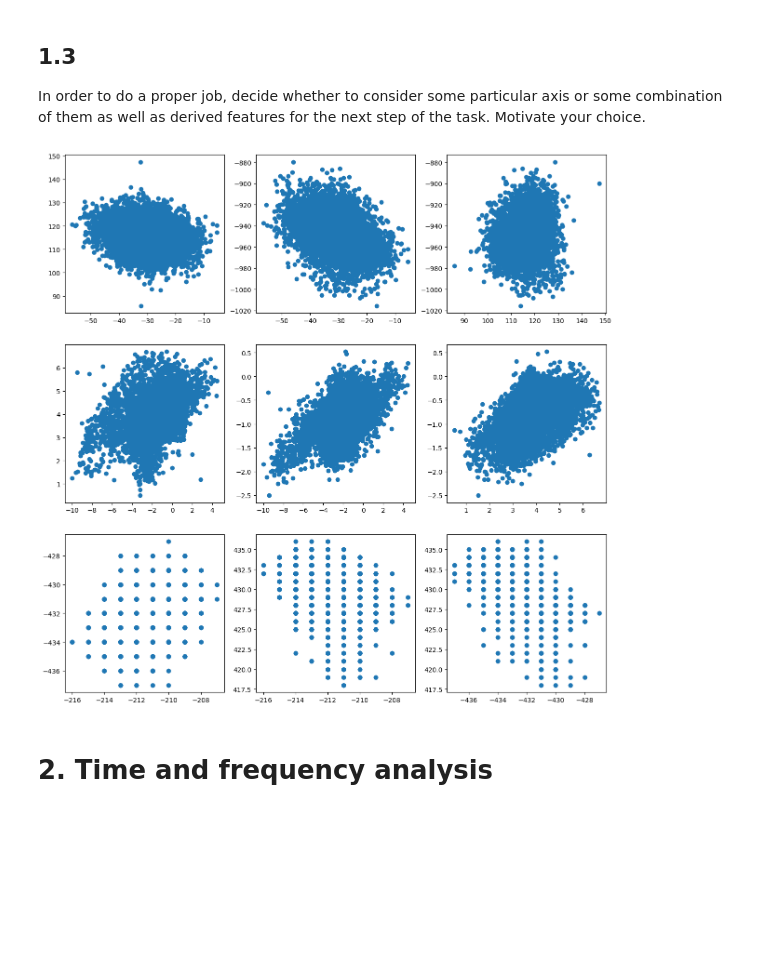
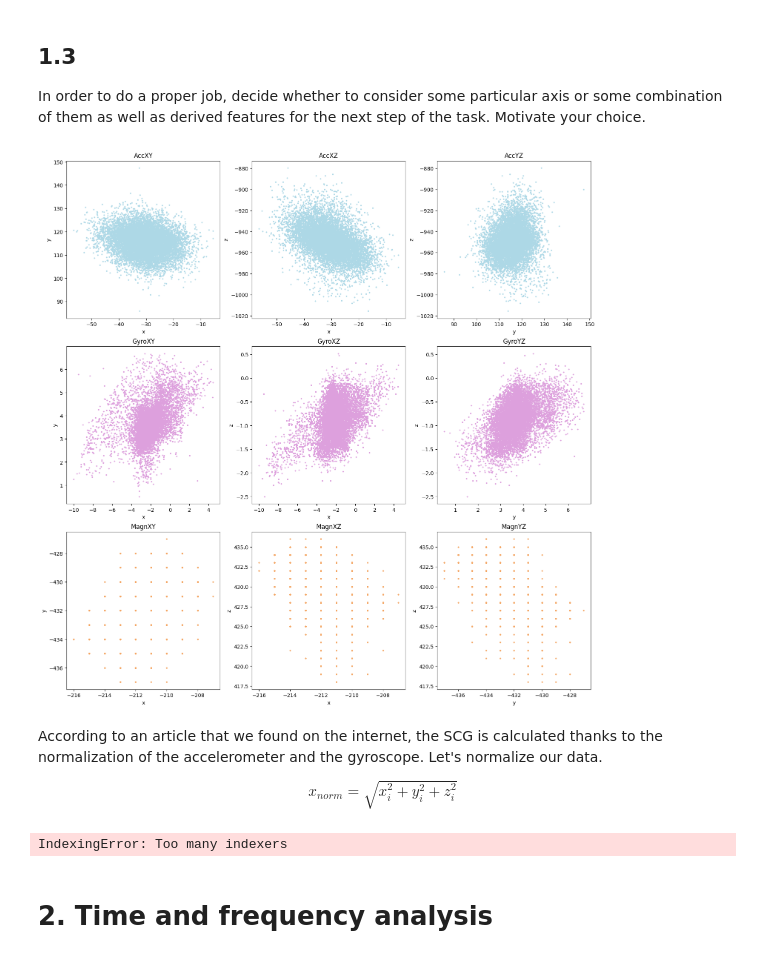
Before and after one commit to anaisbattut/ProjectHEART, a Jupyter notebook: Project.ipynb, the cells around one changed output. Cells and saved outputs as stored; diff of their text form; code cells hidden in the pictures; blank space fills up the shorter version.

```diff
--- a/Project.ipynb
+++ b/Project.ipynb
@@ -297,21 +297,43 @@ In order to do a proper job, decide whether to consider some particular axis or
 # %%
 #First, let's see if there is any correlation between x, y , z of each values
 data_acc = data_r.iloc[:, 1:4]
 data_gyro = data_r.iloc[:, 4:7]
 data_magn = data_r.iloc[:, 7:10]
 
 #Correlation between x, y, z of acceleration
-fig, axs = plt.subplots(3,3, figsize=(15, 15))
-def plot_corr(data_, line):
-    axs[line, 0].scatter(data_.iloc[:,0], data_.iloc[:,1])
-    axs[line, 1].scatter(data_.iloc[:,0], data_.iloc[:,2])
-    axs[line, 2].scatter(data_.iloc[:,1], data_.iloc[:,2])
+fig, axs = plt.subplots(3,3, figsize=(15, 15), constrained_layout = True)
 
-plot_corr(data_acc, 0)
-plot_corr(data_gyro, 1)
-plot_corr(data_magn, 2)
+def plot_corr(data_, line, colors):
+    n = len(data_.columns[0])
+    axs[line, 0].scatter(data_.iloc[:,0], data_.iloc[:,1], c=colors, s=3)
+    axs[line, 0].set_xlabel("x")
+    axs[line, 0].set_ylabel("y")
+    axs[line, 0].set_title(data_.columns[0] + data_.columns[1][n-1])
+    axs[line, 1].scatter(data_.iloc[:,0], data_.iloc[:,2], c=colors, s=3)
+    axs[line, 1].set_xlabel("x")
+    axs[line, 1].set_ylabel("z")
+    axs[line, 1].set_title(data_.columns[0] + data_.columns[2][n-1])
+    axs[line, 2].scatter(data_.iloc[:,1], data_.iloc[:,2], c=colors, s=3)
+    axs[line, 2].set_xlabel("y")
+    axs[line, 2].set_ylabel("z")
+    axs[line, 2].set_title(data_.columns[1] + data_.columns[2][n-1])
+
+plot_corr(data_acc, 0, 'lightblue')
+plot_corr(data_gyro, 1, 'plum')
+plot_corr(data_magn, 2, 'sandybrown')
 # %% [output]
-[figure, old version]
+[figure, new version]
+# %% [markdown]
+According to an article that we found on the internet, the SCG is calculated thanks to the normalization of the accelerometer and the gyroscope. Let's normalize our data.
+
+$$ x_{norm} = {\sqrt{x_i^2 + y_i^2 + z_i^2} } $$
+# %%
+def normalize(data):
+    return(np.sqrt(data.iloc[:, 0]**2 + data.iloc[:, 1]**2 + data.iloc[2]**2))
+
+norm_acc = normalize(data_r.iloc[:, 0])
+# %% [output]
+IndexingError: Too many indexers
 # %% [markdown]
 # 2. Time and frequency analysis
 # %% [markdown]
```
